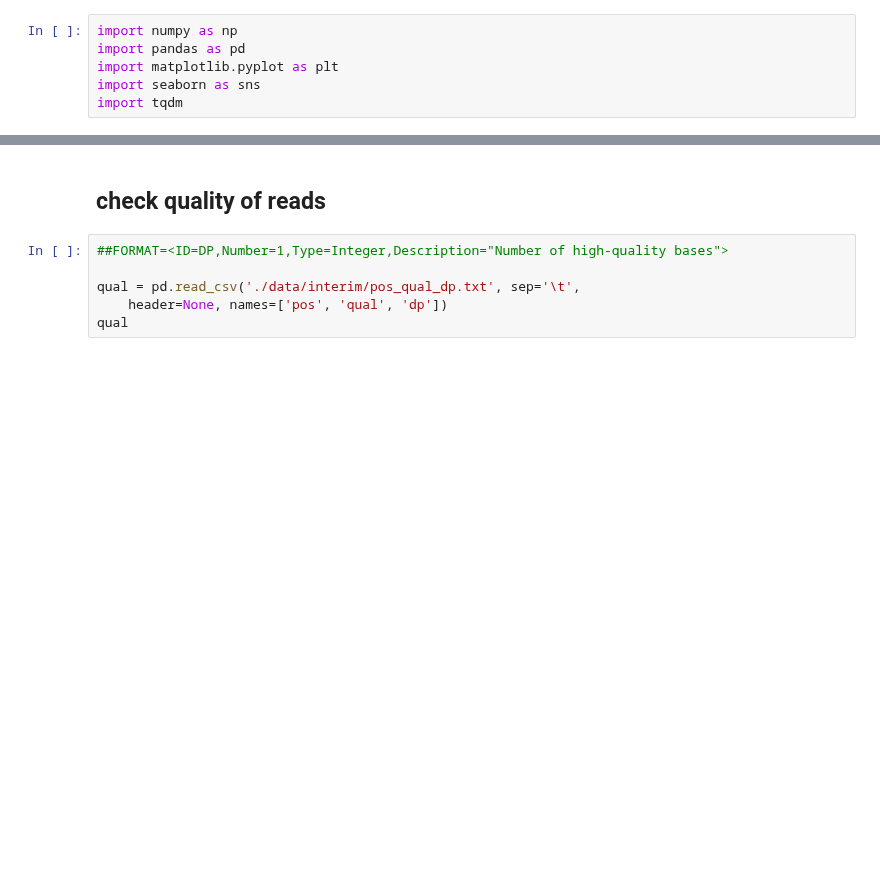
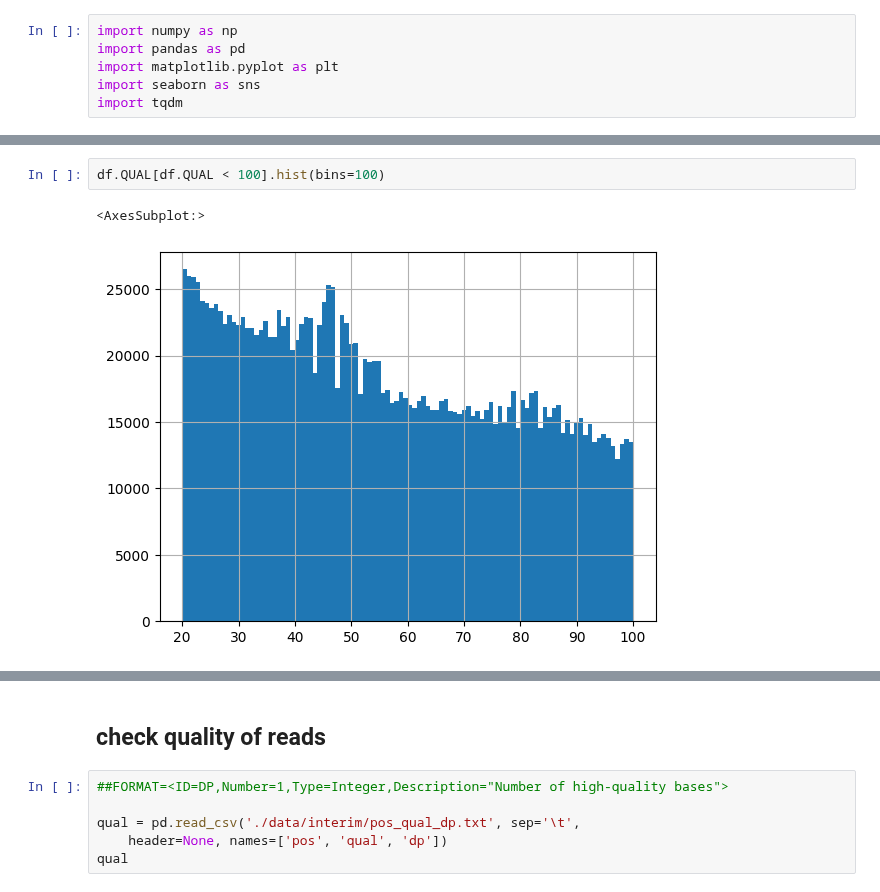
Before and after one commit to mitoclub/AquaSelection, a Jupyter notebook: intersect.ipynb, the cells around one changed output, grey strips where cells are left out. Drawn from its saved outputs; the diff is of its cells as text; blank space fills up the shorter version.

```diff
--- a/intersect.ipynb
+++ b/intersect.ipynb
@@ -6,0 +78,5 @@ import tqdm
+# %%
+df.QUAL[df.QUAL < 100].hist(bins=100)
+# %% [output]
+<AxesSubplot:>
+[figure, added]
```
Also changed, not shown: parts of 24 cells of this notebook, 12 other files.
